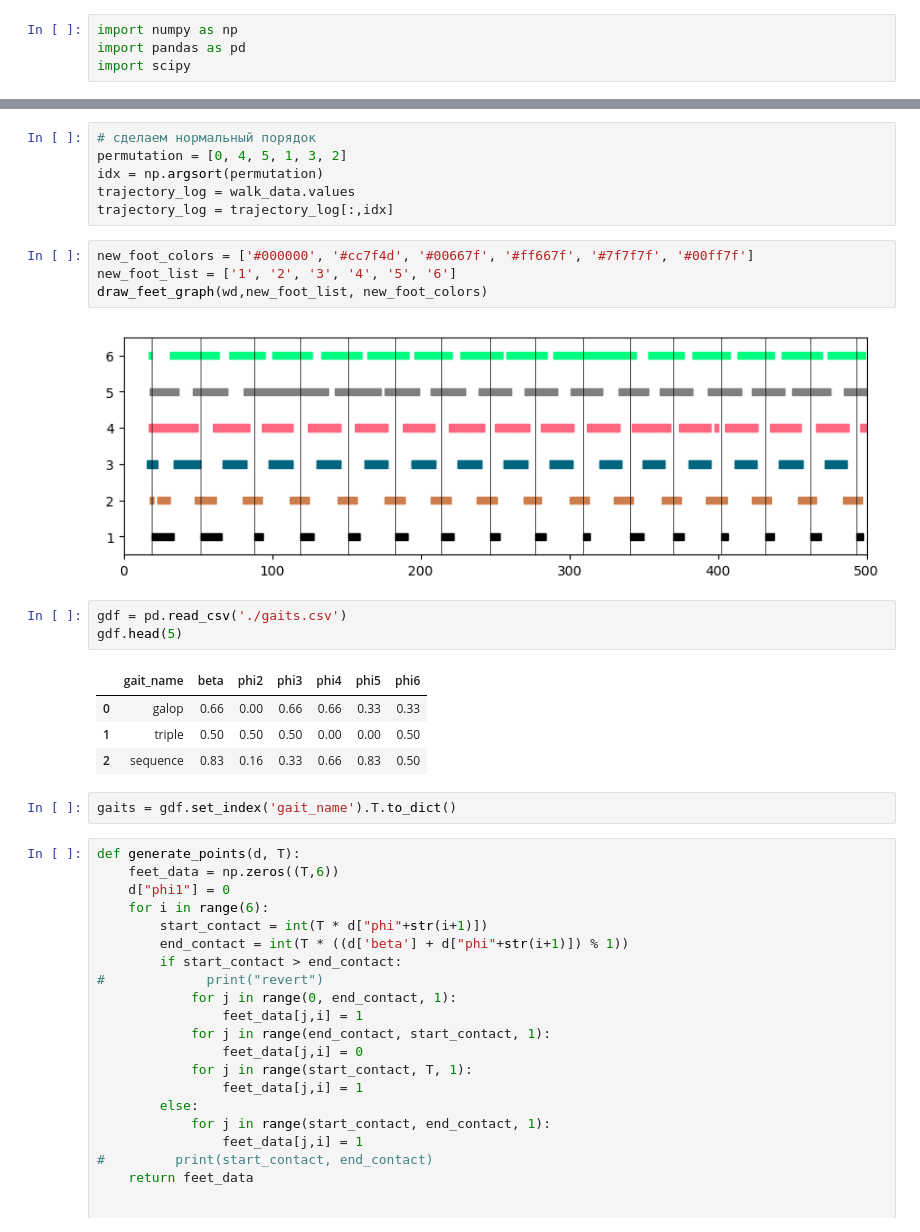
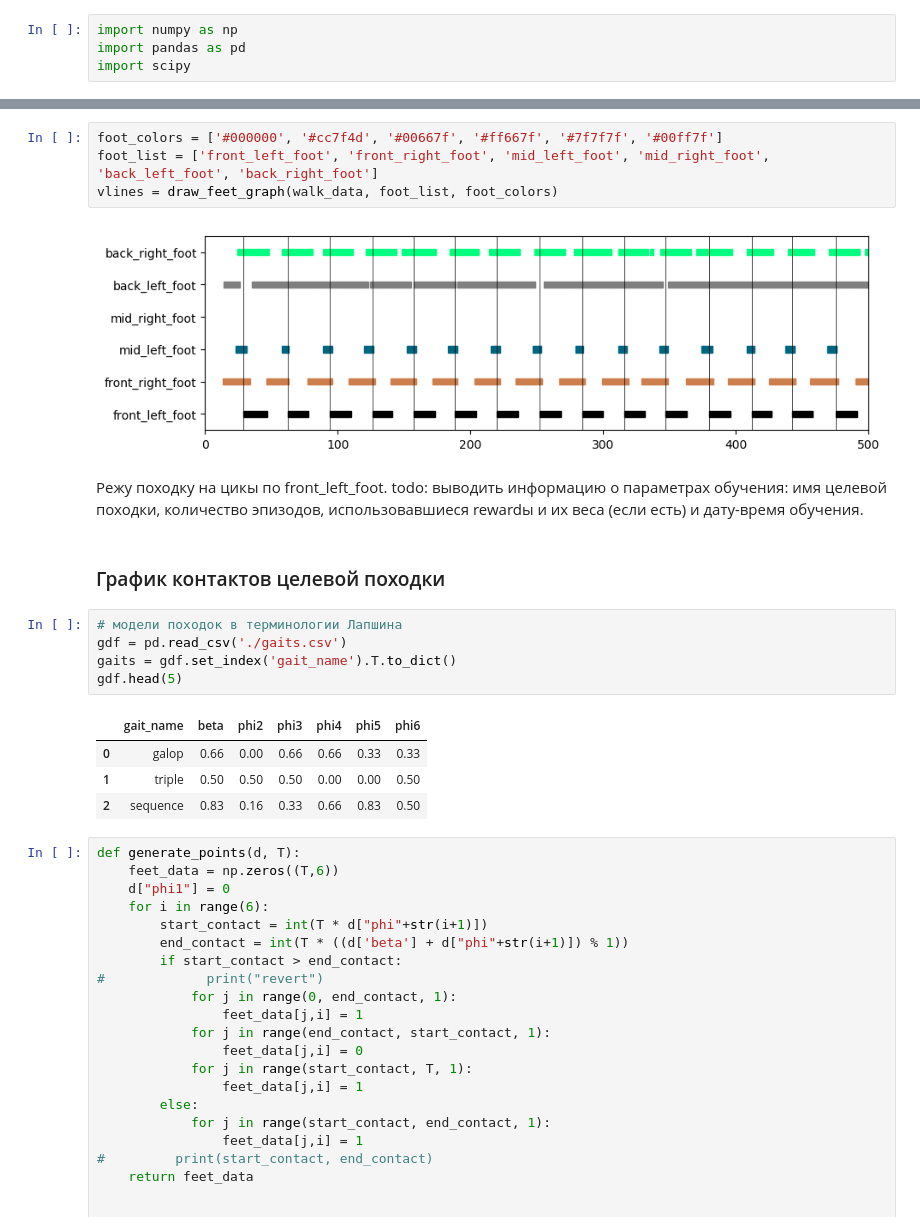
Before and after one commit to nosmokingsurfer/RL_hexapod, a Jupyter notebook: walk_analyse/walk_analyser.ipynb, the cells around one changed output, grey strips where cells are left out. Saved outputs shown, nothing was run; the diff lists cells and outputs as text.

Commit message:
график для rewards, сравнение целевой походки и модели для походки трёшками, добавил обучение с учётом походки

```diff
--- a/walk_analyse/walk_analyser.ipynb
+++ b/walk_analyse/walk_analyser.ipynb
@@ -73,25 +69,23 @@ draw_feet_graph(walk_data.values, foot_list, foot_colors)
-# %%
-# сделаем нормальный порядок
-permutation = [0, 4, 5, 1, 3, 2]
-idx = np.argsort(permutation)
-trajectory_log = walk_data.values
-trajectory_log = trajectory_log[:,idx]
-# %%
-new_foot_colors = ['#000000', '#cc7f4d', '#00667f', '#ff667f', '#7f7f7f', '#00ff7f']
-new_foot_list = ['1', '2', '3', '4', '5', '6']
-draw_feet_graph(wd,new_foot_list, new_foot_colors)
-# %% [output]
-[figure, removed]
+# %%
+foot_colors = ['#000000', '#cc7f4d', '#00667f', '#ff667f', '#7f7f7f', '#00ff7f']
+foot_list = ['front_left_foot', 'front_right_foot', 'mid_left_foot', 'mid_right_foot', 'back_left_foot', 'back_right_foot']
+vlines = draw_feet_graph(walk_data, foot_list, foot_colors)
+# %% [output]
+[figure, added]
+# %% [markdown]
+Режу походку на цикы по front_left_foot. todo: выводить информацию о параметрах обучения: имя целевой походки, количество эпизодов, использовавшиеся rewardы и их веса (если есть) и дату-время обучения.
+# %% [markdown]
+### График контактов целевой походки
 # %%
+# модели походок в терминологии Лапшина
 gdf = pd.read_csv('./gaits.csv')
+gaits = gdf.set_index('gait_name').T.to_dict()
 gdf.head(5)
 # %% [output]
 |  | gait_name | beta | phi2 | phi3 | phi4 | phi5 | phi6 |
 | 0 | galop | 0.66 | 0.00 | 0.66 | 0.66 | 0.33 | 0.33 |
 | 1 | triple | 0.50 | 0.50 | 0.50 | 0.00 | 0.00 | 0.50 |
 | 2 | sequence | 0.83 | 0.16 | 0.33 | 0.66 | 0.83 | 0.50 |
-# %%
-gaits = gdf.set_index('gait_name').T.to_dict()
 # %%
 def generate_points(d, T):
     feet_data = np.zeros((T,6))
```
Also changed, not shown: parts of 19 cells of this notebook, 7 other files.
